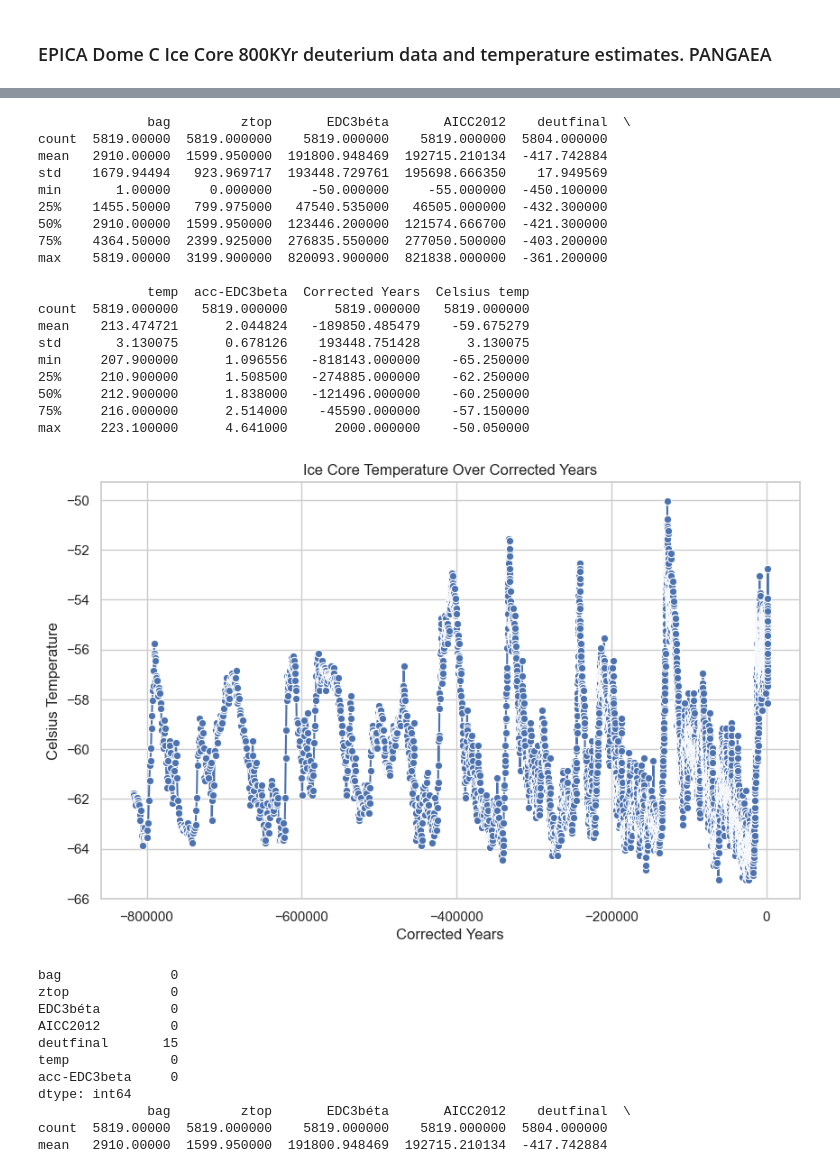
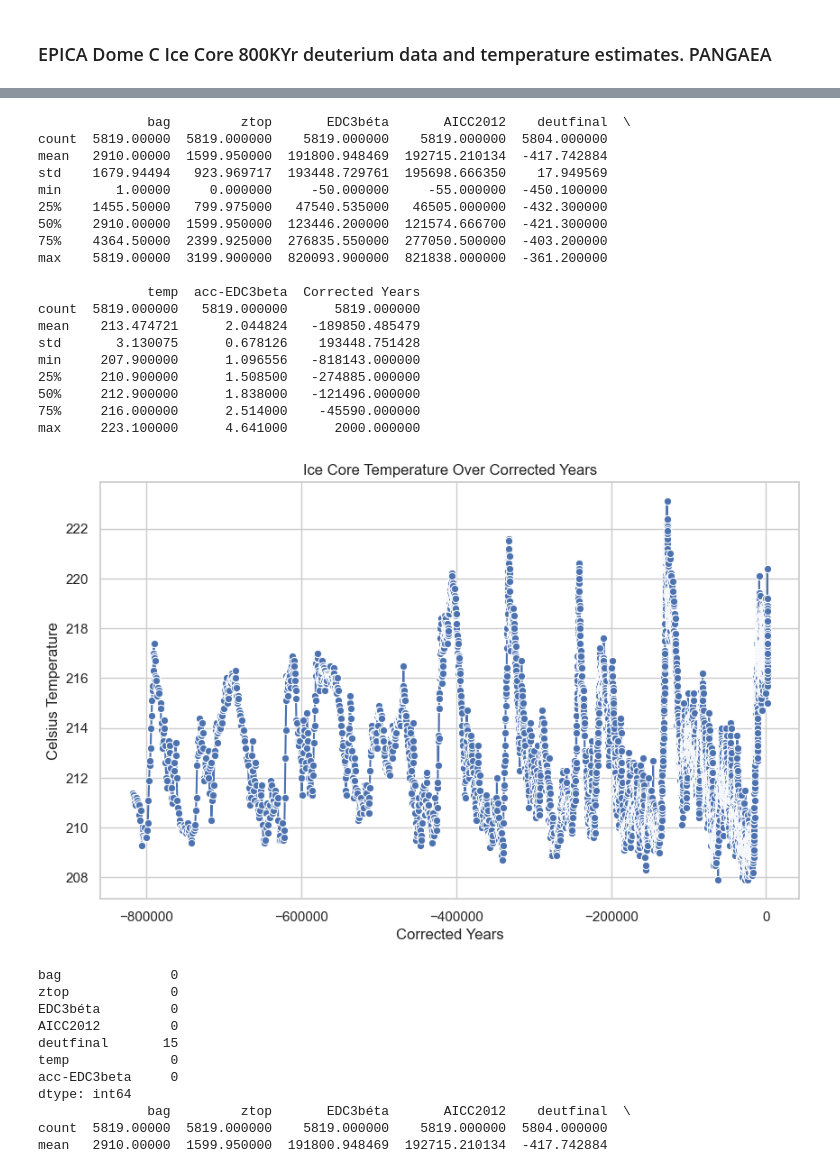
Before and after one commit to Sarahlouhast/Programming-for-Data-Analytics-Project-2, a Jupyter notebook: project.ipynb, the cells around one changed output, grey strips where cells are left out. Cells and saved outputs as stored; diff of their text form; code cells hidden in the pictures.

```diff
--- a/project.ipynb
+++ b/project.ipynb
@@ -403,9 +429,9 @@ max     223.100000      4.641000
 # Filter for necessary columns, correct icecore year & convert kelvin to celsius temp
 #jouzel_temp = jouzel_temp.iloc[:, [3,5]]
 jouzel_temp['Corrected Years'] = 1950 - (jouzel_temp['EDC3béta'].astype(int))
-jouzel_temp['Celsius temp'] = jouzel_temp['temp'] - 273.15
+#jouzel_temp['Celsius temp'] = jouzel_temp['temp'] - 273.15
 #temp.head()
-#print(jouzel_temp.describe())
+print(jouzel_temp.describe())
 # %% [output]
               bag         ztop       EDC3béta       AICC2012    deutfinal  \
 count  5819.00000  5819.000000    5819.000000    5819.000000  5804.000000
@@ -417,27 +443,28 @@ min       1.00000     0.000000     -50.000000     -55.000000  -450.100000
 75%    4364.50000  2399.925000  276835.550000  277050.500000  -403.200000
 max    5819.00000  3199.900000  820093.900000  821838.000000  -361.200000
 
-              temp  acc-EDC3beta  Corrected Years  Celsius temp
-count  5819.000000   5819.000000      5819.000000   5819.000000
-mean    213.474721      2.044824   -189850.485479    -59.675279
-std       3.130075      0.678126    193448.751428      3.130075
-min     207.900000      1.096556   -818143.000000    -65.250000
-25%     210.900000      1.508500   -274885.000000    -62.250000
-50%     212.900000      1.838000   -121496.000000    -60.250000
-75%     216.000000      2.514000    -45590.000000    -57.150000
-max     223.100000      4.641000      2000.000000    -50.050000
+              temp  acc-EDC3beta  Corrected Years
+count  5819.000000   5819.000000      5819.000000
+mean    213.474721      2.044824   -189850.485479
+std       3.130075      0.678126    193448.751428
+min     207.900000      1.096556   -818143.000000
+25%     210.900000      1.508500   -274885.000000
+50%     212.900000      1.838000   -121496.000000
+75%     216.000000      2.514000    -45590.000000
+max     223.100000      4.641000      2000.000000
 # %%
 # Plot 'Corrected Years' and 'Celsius temp'
 plt.figure(figsize=(10, 6))
-sns.lineplot(x='Corrected Years', y='Celsius temp', data=jouzel_temp, marker='o')
+#sns.lineplot(x='Corrected Years', y='Celsius temp', data=jouzel_temp, marker='o')
+sns.lineplot(x='Corrected Years', y='temp', data=jouzel_temp, marker='o')
 
 # Adding labels and title
 plt.xlabel('Corrected Years')
 plt.ylabel('Celsius Temperature')
 plt.title('Ice Core Temperature Over Corrected Years')
 plt.grid(True)
 plt.show()
 # %% [output]
-[figure, old version]
+[figure, new version]
 # %%
 # bring temp up to date ? above only to 2000
```
Also changed, not shown: parts of 14 cells of this notebook, 2 other files.
